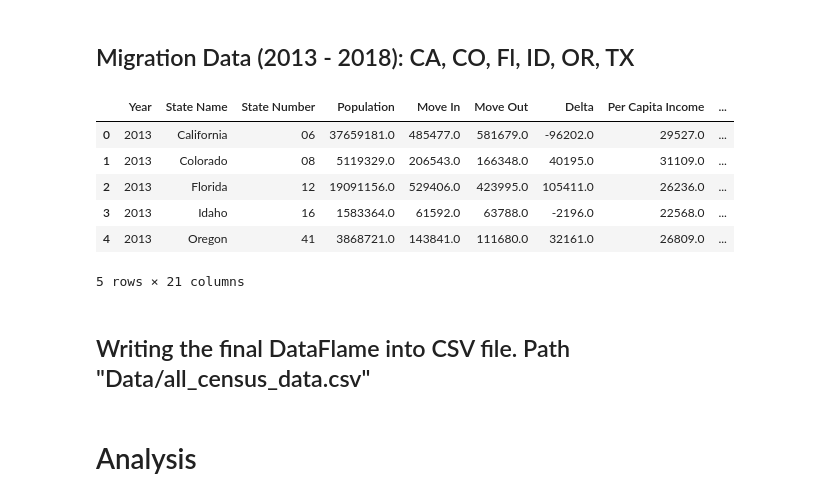
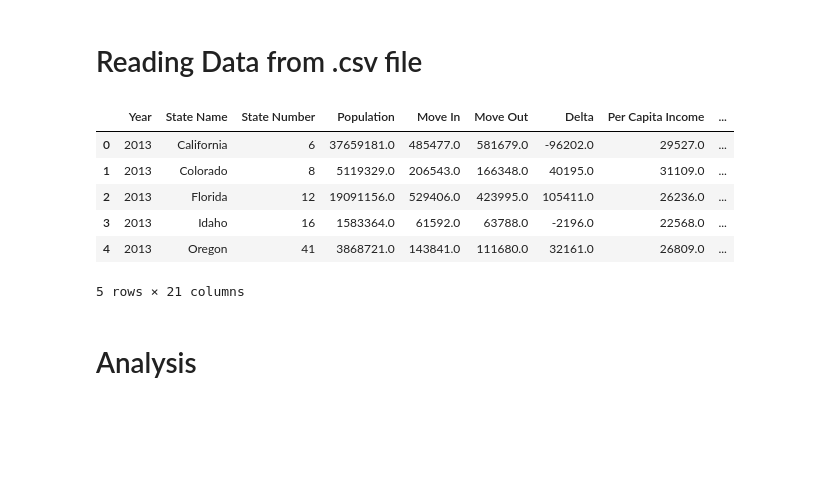
Before and after one commit to J3N1/UCI-Project-1-Team7, a Jupyter notebook: final_script.ipynb, the cells around one changed output. Saved outputs shown, nothing was run; the diff lists cells and outputs as text; code cells hidden in the pictures; blank space fills up the shorter version.

```diff
--- a/final_script.ipynb
+++ b/final_script.ipynb
@@ -156,29 +10,0 @@ all_years_df.head()
-# %% [markdown]
-## Migration Data (2013 - 2018): CA, CO, Fl, ID, OR, TX
-# %%
-# Adding Migration Data per state for 2013-2018
-# Migration in US
-# Study data files
-migration_file_path = "Data/Total_Migration_2013-2018_CSV.csv"
-
-# Reading the migration data from CSV file
-migration_all_states_df = pd.read_csv(migration_file_path)
-
-# Combine the two dataframes into a single dataset
-merge_data_df = pd.merge(all_years_df,migration_all_states_df, on=["Year","State Name"])
-
-#Column rearrangment
-all_census_data = merge_data_df[['Year','State Name','State Number','Population','Move In','Move Out','Delta','Per Capita Income','Poverty Count','Poverty Rate','Rent(%)',
- 'House with mortgage(%)','House without mortgage(%)','Mean of Trans by Age','Travel Time to Work','Race Total','White alone',
- 'Block or African American alone','American Indian and Alaska Native Alone','Asian Alone','Unemployement count']]
-all_census_data.head()
-# %% [output]
-|  | Year | State Name | State Number | Population | Move In | Move Out | Delta | Per Capita Income | ... |
-| 0 | 2013 | California | 06 | 37659181.0 | 485477.0 | 581679.0 | -96202.0 | 29527.0 | ... |
-| 1 | 2013 | Colorado | 08 | 5119329.0 | 206543.0 | 166348.0 | 40195.0 | 31109.0 | ... |
-| 2 | 2013 | Florida | 12 | 19091156.0 | 529406.0 | 423995.0 | 105411.0 | 26236.0 | ... |
-| 3 | 2013 | Idaho | 16 | 1583364.0 | 61592.0 | 63788.0 | -2196.0 | 22568.0 | ... |
-| 4 | 2013 | Oregon | 41 | 3868721.0 | 143841.0 | 111680.0 | 32161.0 | 26809.0 | ... |
-5 rows × 21 columns
-# %% [markdown]
-## Writing the final DataFlame into CSV file. Path "Data/all_census_data.csv"
@@ -188,3 +11,17 @@ all_census_data.to_csv("Data/all_census_data.csv",index=False)
+# %% [markdown]
+# Reading Data from .csv file
+# %%
+# Read the mouse data and the study results
+all_census_data= pd.read_csv("Data/all_census_data.csv")
+all_census_data.head()
+# %% [output]
+|  | Year | State Name | State Number | Population | Move In | Move Out | Delta | Per Capita Income | ... |
+| 0 | 2013 | California | 6 | 37659181.0 | 485477.0 | 581679.0 | -96202.0 | 29527.0 | ... |
+| 1 | 2013 | Colorado | 8 | 5119329.0 | 206543.0 | 166348.0 | 40195.0 | 31109.0 | ... |
+| 2 | 2013 | Florida | 12 | 19091156.0 | 529406.0 | 423995.0 | 105411.0 | 26236.0 | ... |
+| 3 | 2013 | Idaho | 16 | 1583364.0 | 61592.0 | 63788.0 | -2196.0 | 22568.0 | ... |
+| 4 | 2013 | Oregon | 41 | 3868721.0 | 143841.0 | 111680.0 | 32161.0 | 26809.0 | ... |
+5 rows × 21 columns
 # %% [markdown]
 # Analysis
 # %% [markdown]
```
Also changed, not shown: parts of 10 cells of this notebook, 1 other file.
